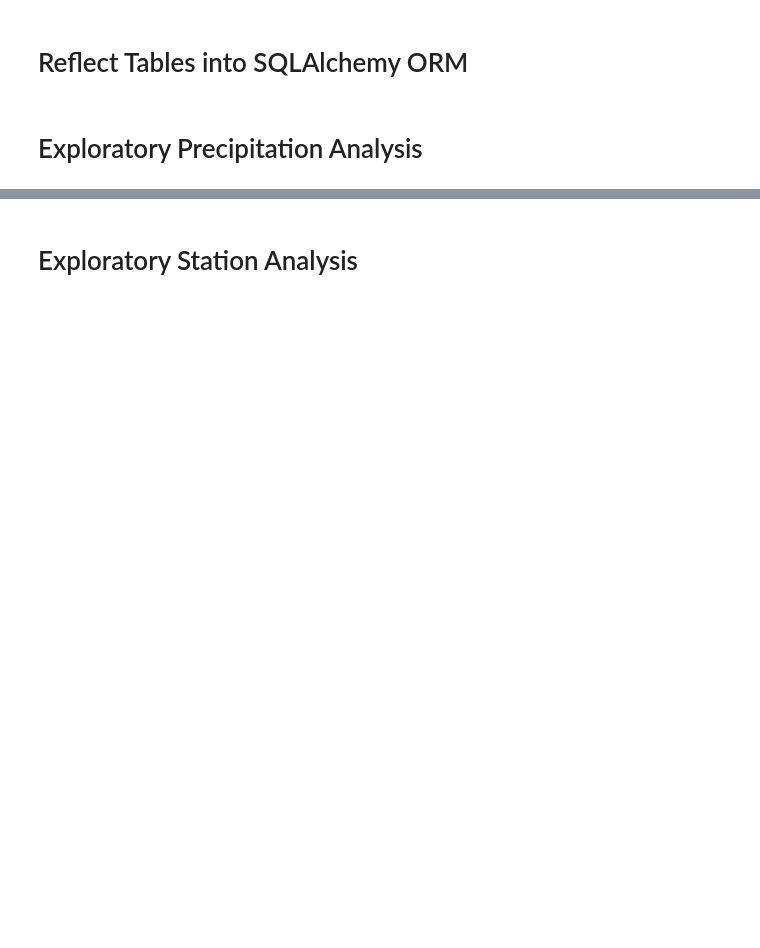
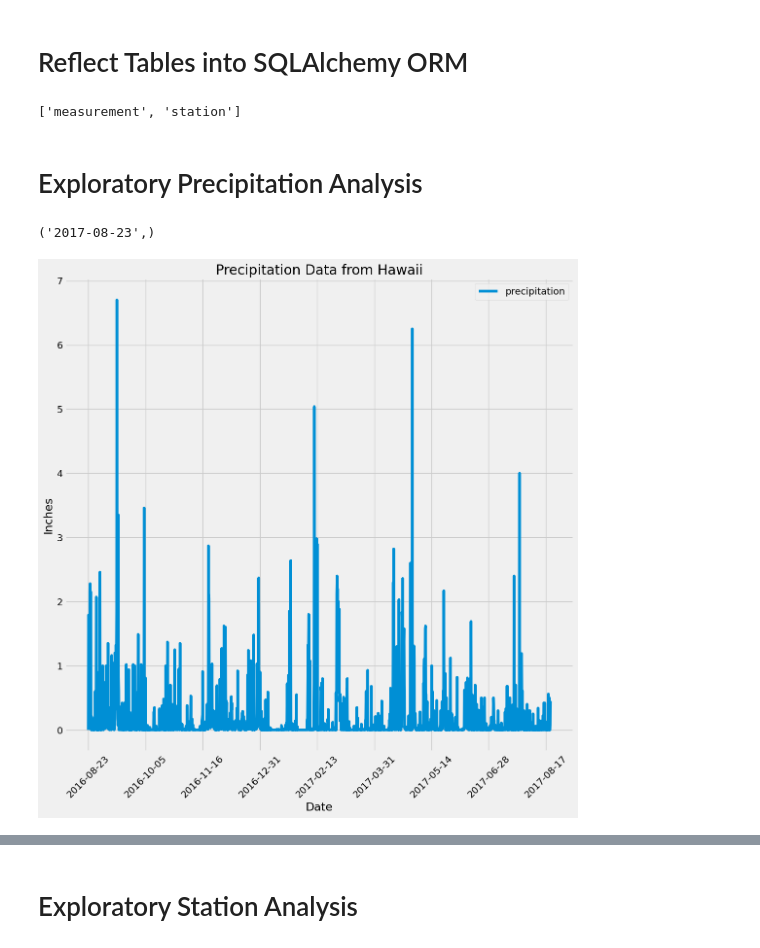
Before and after one commit to megangoode3/sqlalchemy-challenge, a Jupyter notebook: climate_starter.ipynb, the cells around one changed output, grey strips where cells are left out. Cells and saved outputs as stored; diff of their text form; code cells hidden in the pictures; blank space fills up the shorter version.

```diff
--- a/climate_starter.ipynb
+++ b/climate_starter.ipynb
@@ -20,36 +20,54 @@ from sqlalchemy import create_engine, func
 engine = create_engine("sqlite:///Resources/hawaii.sqlite")
 # %%
 # reflect an existing database into a new model
-
+Base = automap_base()
 # reflect the tables
+Base.prepare(autoload_with = engine)
 # %%
 # View all of the classes that automap found
+Base.classes.keys()
+# %% [output]
+['measurement', 'station']
 # %%
 # Save references to each table
+measurement = Base.classes.measurement
+station = Base.classes.station
 # %%
 # Create our session (link) from Python to the DB
+session = Session(engine)
 # %% [markdown]
 # Exploratory Precipitation Analysis
 # %%
 # Find the most recent date in the data set.
-#last_date_row = session.query(measurement.date).order_by(measurement.date.desc()).first()
-#last_date_row
+recent_date = session.query(measurement.date).order_by(measurement.date.desc()).first()
+print(recent_date)
+# %% [output]
+('2017-08-23',)
 # %%
 # Design a query to retrieve the last 12 months of precipitation data and plot the results.
 # Starting from the most recent data point in the database.
 
 # Calculate the date one year from the last date in data set.
 #query_date = last_date - dt.timedelta(days=365)
+year_ago_date = dt.date(2017,8,23) - dt.timedelta(days = 365)
 
 # Perform a query to retrieve the data and precipitation scores
+precipitation_data = session.query(measurement.date, measurement.prcp)\
+                            .filter(measurement.date >= year_ago_date).all()
 
 
 # Save the query results as a Pandas DataFrame and set the index to the date column
-
+precipitation_df = pd.DataFrame(precipitation_data, columns = ["Date", "precipitation"]).set_index("Date")
 
 # Sort the dataframe by date
-
+precipitation_df = precipitation_df.sort_values("Date").dropna()
 
 # Use Pandas Plotting with Matplotlib to plot the data
+precipitation_df.plot(figsize = (12,12), rot = 45)
+plt.ylabel("Inches")
+plt.title("Precipitation Data from Hawaii")
+plt.show()
+# %% [output]
+[figure, added]
 # %%
 # Use Pandas to calcualte the summary statistics for the precipitation data
```
Also changed, not shown: parts of 6 cells of this notebook.
